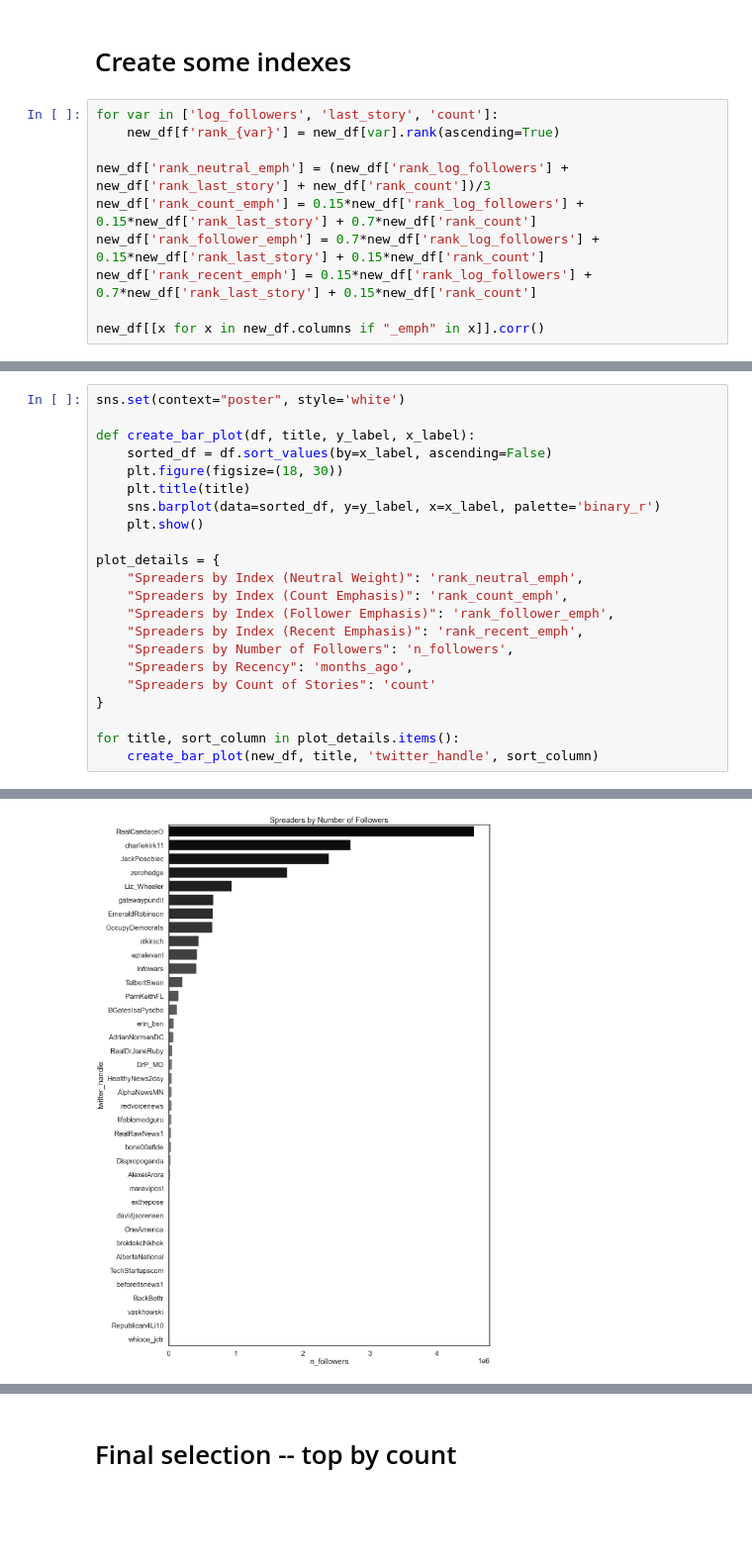
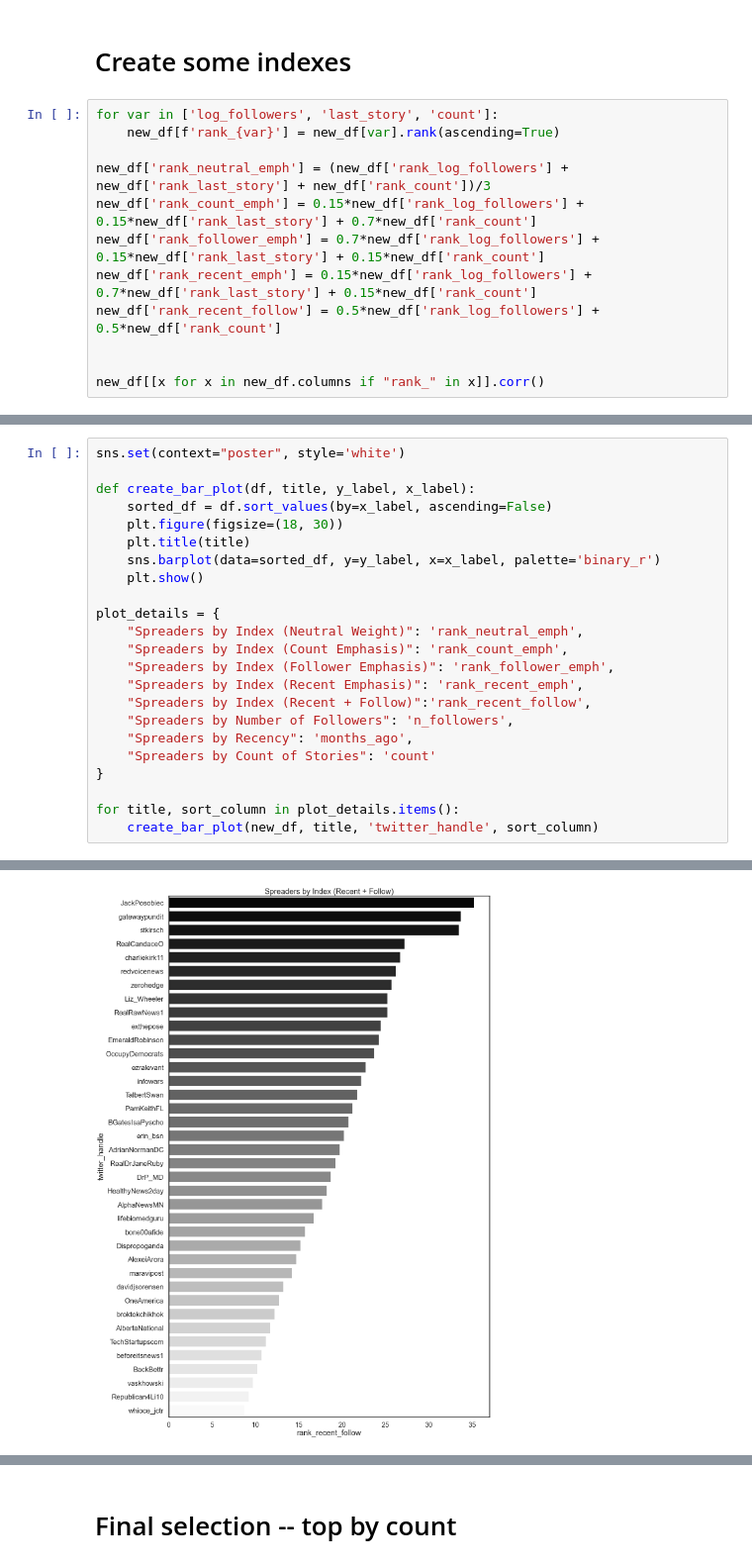
Before and after one commit to josh-ashkinaze/ads_misinfo, a Jupyter notebook: 2_filter_pf_links.ipynb, the cells around one changed output, grey strips where cells are left out. Shown at 99% size. Cells and saved outputs as stored; diff of their text form; blank space fills up the shorter version.

Commit message:
change index to count+followers

```diff
--- a/2_filter_pf_links.ipynb
+++ b/2_filter_pf_links.ipynb
@@ -136,6 +136,8 @@ new_df['rank_neutral_emph'] = (new_df['rank_log_followers'] + new_df['rank_last_
 new_df['rank_count_emph'] = 0.15*new_df['rank_log_followers'] + 0.15*new_df['rank_last_story'] + 0.7*new_df['rank_count']
 new_df['rank_follower_emph'] = 0.7*new_df['rank_log_followers'] + 0.15*new_df['rank_last_story'] + 0.15*new_df['rank_count']
 new_df['rank_recent_emph'] = 0.15*new_df['rank_log_followers'] + 0.7*new_df['rank_last_story'] + 0.15*new_df['rank_count']
+new_df['rank_recent_follow'] = 0.5*new_df['rank_log_followers'] + 0.5*new_df['rank_count']
 
-new_df[[x for x in new_df.columns if "_emph" in x]].corr()
+
+new_df[[x for x in new_df.columns if "rank_" in x]].corr()
 # %% [output]
@@ -147,28 +153,29 @@ new_df[[x for x in new_df.columns if "_emph" in x]].corr()
 # %%
 sns.set(context="poster", style='white')
 
 def create_bar_plot(df, title, y_label, x_label):
     sorted_df = df.sort_values(by=x_label, ascending=False)
     plt.figure(figsize=(18, 30))
     plt.title(title)
     sns.barplot(data=sorted_df, y=y_label, x=x_label, palette='binary_r')
     plt.show()
 
 plot_details = {
     "Spreaders by Index (Neutral Weight)": 'rank_neutral_emph',
     "Spreaders by Index (Count Emphasis)": 'rank_count_emph',
     "Spreaders by Index (Follower Emphasis)": 'rank_follower_emph',
     "Spreaders by Index (Recent Emphasis)": 'rank_recent_emph',
+    "Spreaders by Index (Recent + Follow)":'rank_recent_follow',
     "Spreaders by Number of Followers": 'n_followers',
     "Spreaders by Recency": 'months_ago',
     "Spreaders by Count of Stories": 'count'
 }
 
 for title, sort_column in plot_details.items():
     create_bar_plot(new_df, title, 'twitter_handle', sort_column)
 # %% [output]
 [figure]
 [figure]
 [figure]
 [figure]
-[figure, old version]
+[figure, new version]
```
Also changed, not shown: parts of 5 cells of this notebook, 2 other files.
